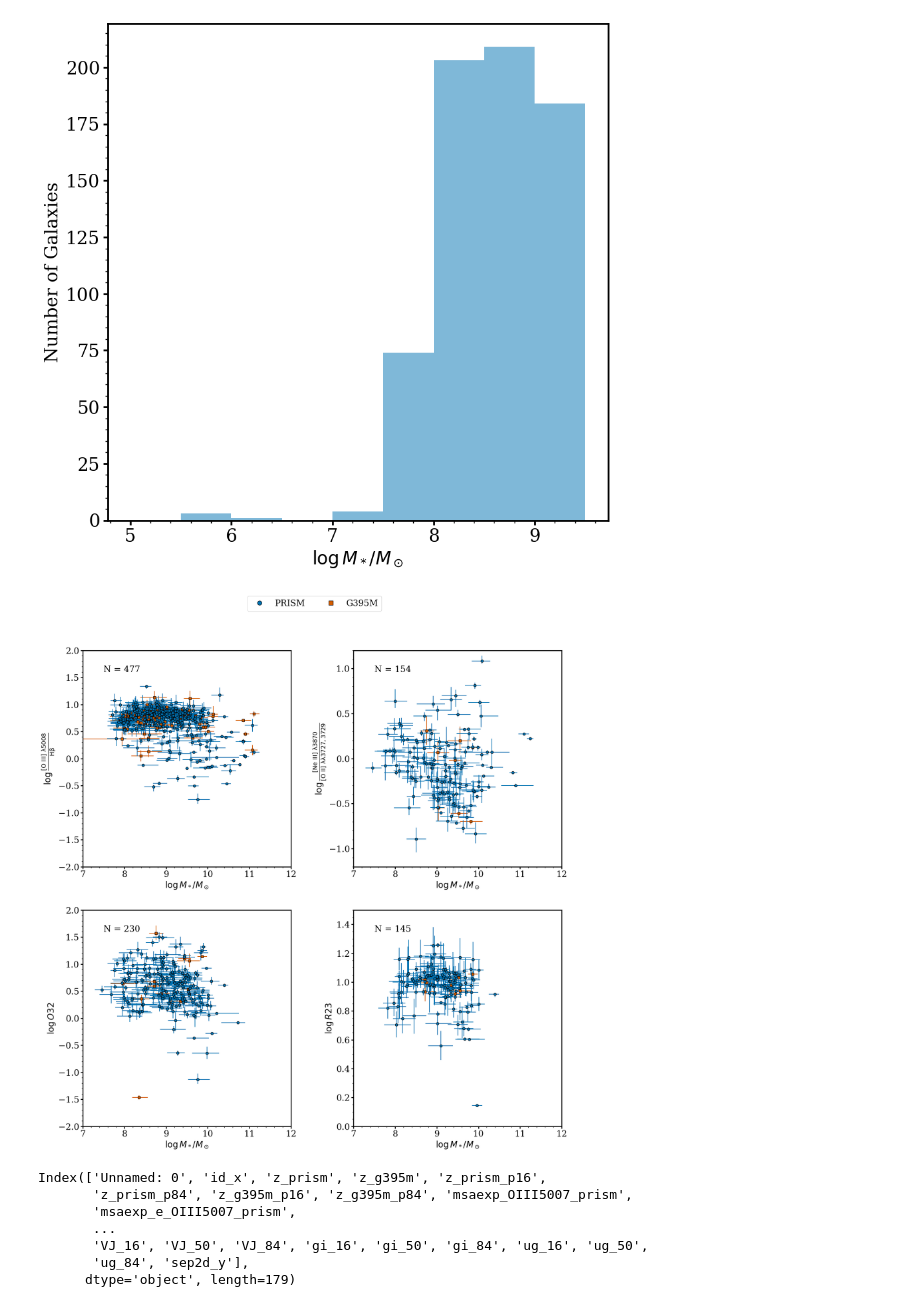
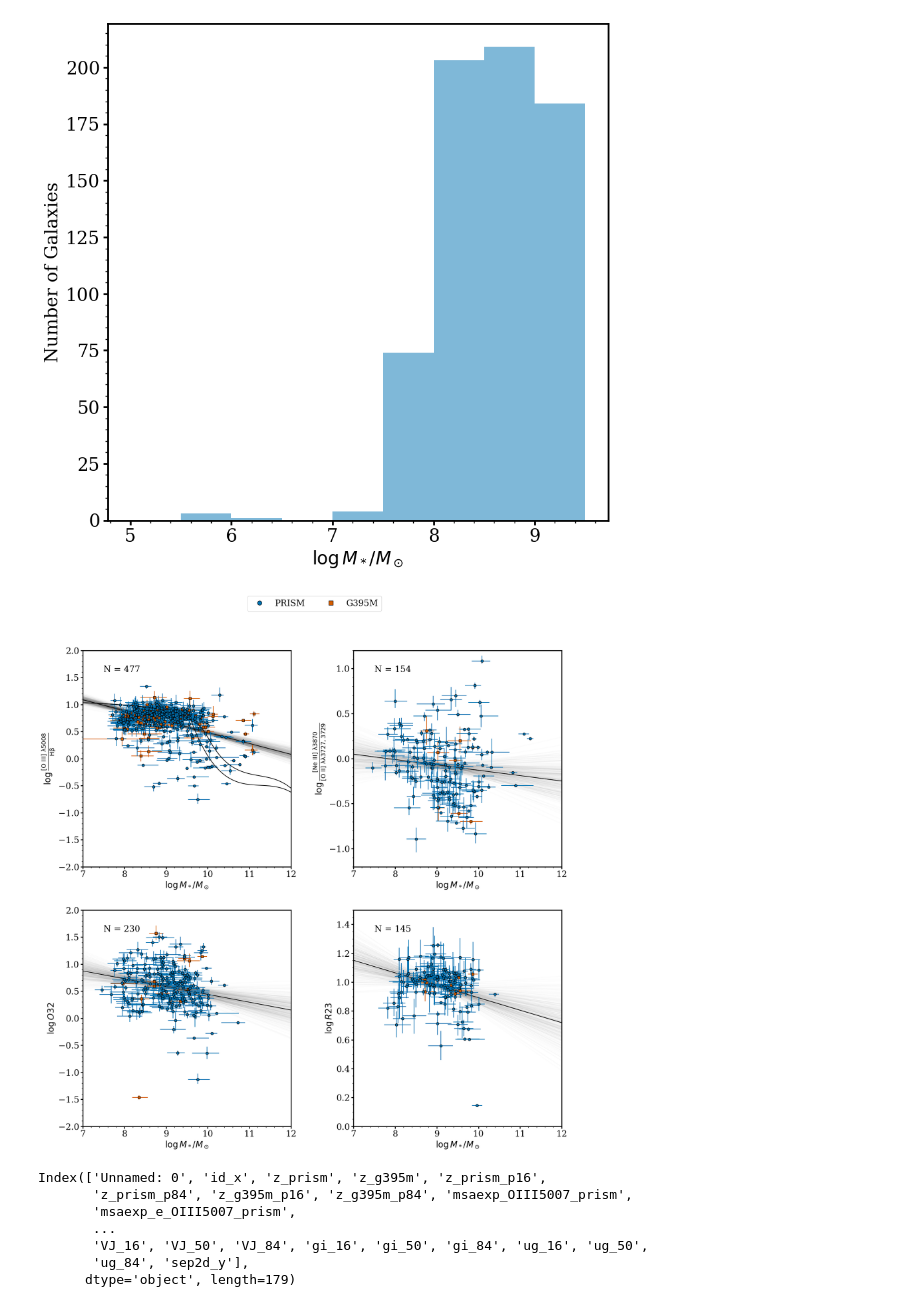
Before and after one commit to njcleri/RUBIES_ionization_conditions, a Jupyter notebook: plots_test.ipynb, the cells around one changed output. Drawn from its saved outputs; the diff is of its cells as text; code cells hidden in the pictures.

Commit message:
mstar fits

```diff
--- a/plots_test.ipynb
+++ b/plots_test.ipynb
@@ -944,6 +946,8 @@ WARNING: UnitsWarning: 'log Zsol' did not parse as fits unit: At col 0, Unit 'lo
 [figure]
 # %%
 def plot_OIIIHb_versus_mstar(ax):
+    chain = fit_OIIIHb_versus_mstar_linmix()
+    linmix_fits.plot_linmix(ax, chain, 7, 12)
     ax.errorbar(x=O3Hbdf_mstar_g395m.mstar_50_photcat, y=np.log10(O3Hbdf_mstar_g395m.OIII_Hb),
             xerr=[np.abs(O3Hbdf_mstar_g395m.mstar_16_photcat - O3Hbdf_mstar_g395m.mstar_50_photcat), np.abs(O3Hbdf_mstar_g395m.mstar_84_photcat - O3Hbdf_mstar_g395m.mstar_50_photcat)],
             yerr=[sf.propagate_uncertainty_log10(O3Hbdf_mstar_g395m.OIII_Hb,O3Hbdf_mstar_g395m.OIII_Hb_ERR_16), sf.propagate_uncertainty_log10(O3Hbdf_mstar_g395m.OIII_Hb,O3Hbdf_mstar_g395m.OIII_Hb_ERR_84)],
@@ -960,6 +964,8 @@ def plot_OIIIHb_versus_mstar(ax):
     ax.axis([7,12,-2,2])
 
 def plot_NeIIIOII_versus_mstar(ax):
+    chain = fit_NeIIIOII_versus_mstar_linmix()
+    linmix_fits.plot_linmix(ax, chain, 7, 12)
     ax.errorbar(x=Ne3O2df_mstar_g395m.mstar_50_photcat, y=np.log10(Ne3O2df_mstar_g395m.NeIII_OII),
                 xerr=[np.abs(Ne3O2df_mstar_g395m.mstar_16_photcat - Ne3O2df_mstar_g395m.mstar_50_photcat), np.abs(Ne3O2df_mstar_g395m.mstar_84_photcat - Ne3O2df_mstar_g395m.mstar_50_photcat)],
                 yerr=[sf.propagate_uncertainty_log10(Ne3O2df_mstar_g395m.NeIII_OII,Ne3O2df_mstar_g395m.NeIII_OII_ERR_16), sf.propagate_uncertainty_log10(Ne3O2df_mstar_g395m.NeIII_OII,Ne3O2df_mstar_g395m.NeIII_OII_ERR_84)],
@@ -976,6 +982,8 @@ def plot_NeIIIOII_versus_mstar(ax):
     ax.axis([7,12,-1.2,1.2])
 
 def plot_O32_versus_mstar(ax):
+    chain = fit_O32_versus_mstar_linmix()
+    linmix_fits.plot_linmix(ax, chain, 7, 12)
     ax.errorbar(x=O32df_mstar_g395m.mstar_50_photcat, y=np.log10(O32df_mstar_g395m.O32),
             xerr=[np.abs(O32df_mstar_g395m.mstar_16_photcat - O32df_mstar_g395m.mstar_50_photcat), np.abs(O32df_mstar_g395m.mstar_84_photcat - O32df_mstar_g395m.mstar_50_photcat)],
             yerr=[sf.propagate_uncertainty_log10(O32df_mstar_g395m.O32,O32df_mstar_g395m.O32_ERR_16), sf.propagate_uncertainty_log10(O32df_mstar_g395m.O32,O32df_mstar_g395m.O32_ERR_84)],
@@ -992,6 +1000,8 @@ def plot_O32_versus_mstar(ax):
     ax.axis([7,12,-2,2])
 
 def plot_R23_versus_mstar(ax):
+    chain = fit_R23_versus_mstar_linmix()
+    linmix_fits.plot_linmix(ax, chain, 7, 12)
     ax.errorbar(x=R23df_mstar_g395m.mstar_50_photcat, y=np.log10(R23df_mstar_g395m.R23),
             xerr=[np.abs(R23df_mstar_g395m.mstar_16_photcat - R23df_mstar_g395m.mstar_50_photcat), np.abs(R23df_mstar_g395m.mstar_84_photcat - R23df_mstar_g395m.mstar_50_photcat)],
             yerr=[sf.propagate_uncertainty_log10(R23df_mstar_g395m.R23,R23df_mstar_g395m.R23_ERR_16), sf.propagate_uncertainty_log10(R23df_mstar_g395m.R23,R23df_mstar_g395m.R23_ERR_84)],
@@ -1020,28 +1030,32 @@ def generate_legend_elements_ratios_versus_mstar():
 # %%
 
 fig = plt.figure(figsize=(20,20))
 gs = GridSpec(nrows=2, ncols=2)
 gs.update(wspace=0.3, hspace=0.2)
 
 ax = fig.add_subplot(gs[0:1, 0:1])
 plot_OIIIHb_versus_mstar(ax)
+logmass = np.linspace(7,12, 1000)
+y_upper, y_lower = rd.mass_excitation_j14(logmass)
+ax.plot(logmass, y_upper, color='k')
+ax.plot(logmass, y_lower, color='k')
 
 ax = fig.add_subplot(gs[0:1, 1:2])
 plot_NeIIIOII_versus_mstar(ax)
 
 ax = fig.add_subplot(gs[1:2, 0:1])
 plot_O32_versus_mstar(ax)
 
 ax = fig.add_subplot(gs[1:2, 1:2])
 plot_R23_versus_mstar(ax)
 
 legend_elements = generate_legend_elements_ratios_versus_mstar()
 fig.legend(handles=legend_elements, loc='upper center', bbox_to_anchor=(0.5, 0.975), facecolor='white', ncol=4, fontsize=20)
 
 plt.savefig(globals.FIGURES.joinpath('ratios_mstar.pdf'))
 plt.show()
 # %% [output]
-[figure, old version]
+[figure, new version]
 # %%
 Ne3O2df_mstar_prism.columns
 # %% [output]
```
Also changed, not shown: parts of 7 cells of this notebook, 6 other files.
